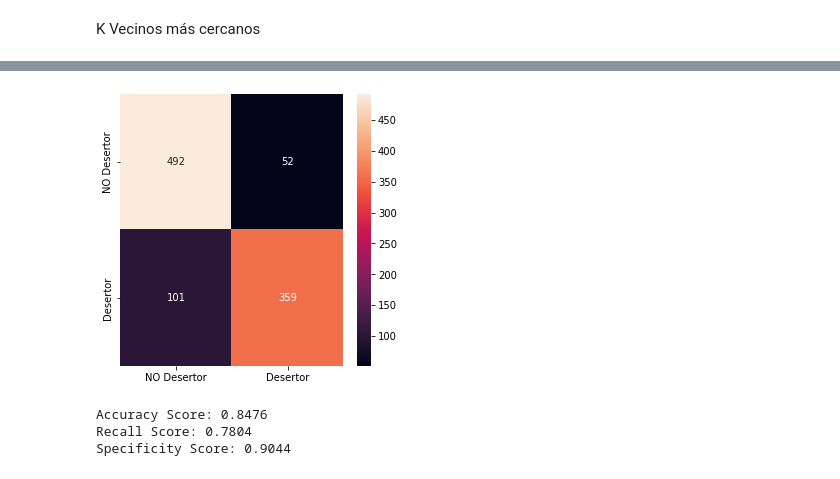
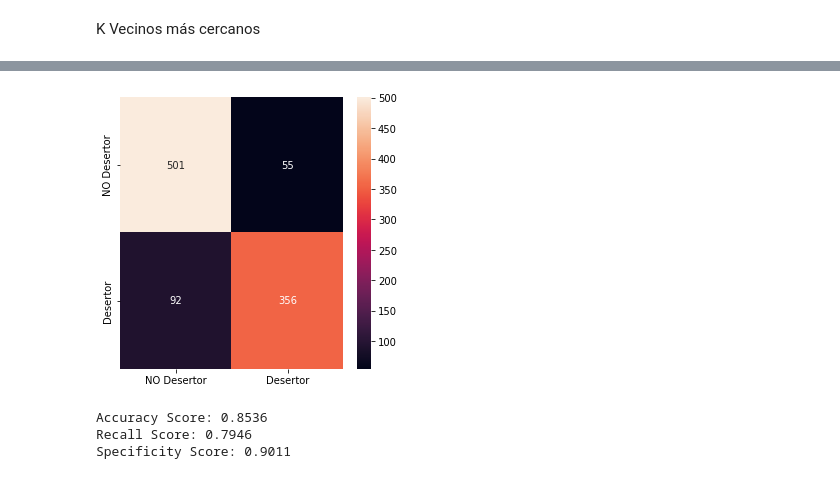
Before and after one commit to lsrinconc/tg-desercion, a Jupyter notebook: Generacion_modelo.ipynb, the cells around one changed output, grey strips where cells are left out. Saved outputs shown, nothing was run; the diff lists cells and outputs as text; code cells hidden in the pictures.

```diff
--- a/Generacion_modelo.ipynb
+++ b/Generacion_modelo.ipynb
@@ -277,17 +246,17 @@ plt.show()
 # %%
 #Modelo
-k = 10
+k = 11
 knn = KNeighborsClassifier(k)
 knn.fit(X_entr_knn, y_entr)
 y_pred = knn.predict(X_prueba_knn)
 
 mostrar_matriz_conf(y_prueba,y_pred)
 print("Accuracy Score: {:.4f}".format(accuracy_score(y_prueba,y_pred)))
 print("Recall Score: {:.4f}".format(recall_score(y_prueba,y_pred)))
 print("Specificity Score: {:.4f}".format(recall_score(y_prueba,y_pred, pos_label=0)))
 # %% [output]
-[figure, old version]
+[figure, new version]
-Accuracy Score: 0.8476
-Recall Score: 0.7804
-Specificity Score: 0.9044
+Accuracy Score: 0.8536
+Recall Score: 0.7946
+Specificity Score: 0.9011
 # %%
```
Also changed, not shown: parts of 12 cells of this notebook, 1 other file.
